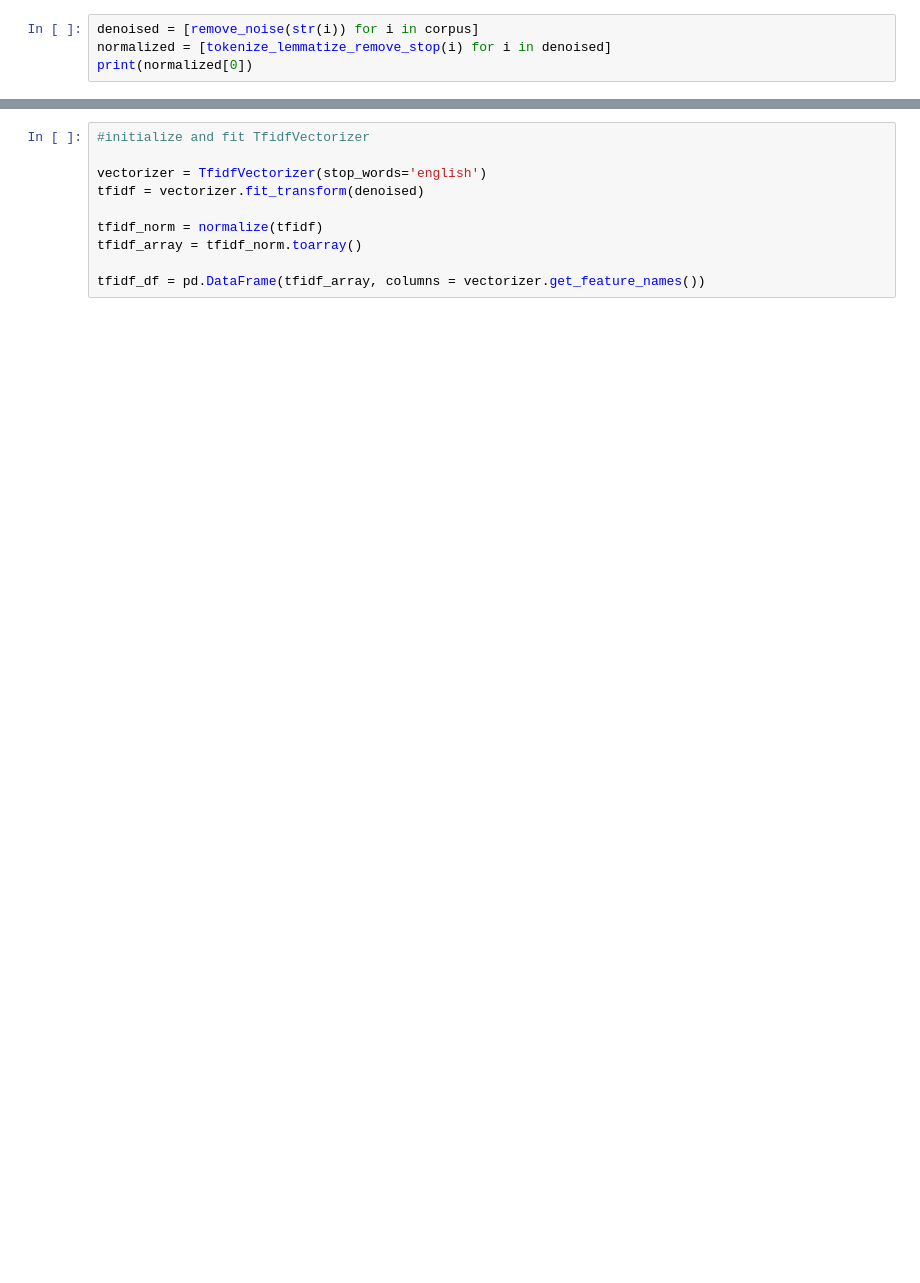
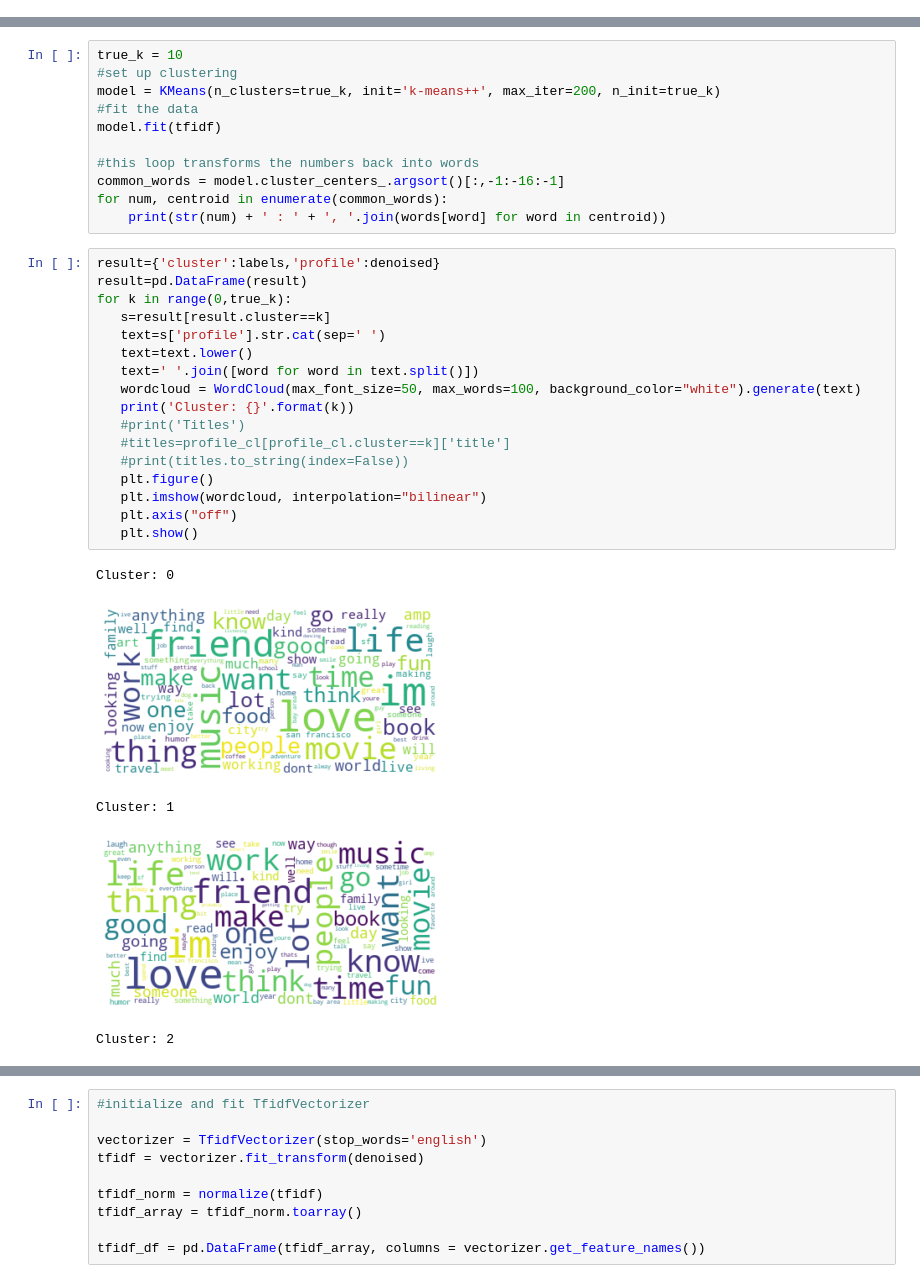
Before and after one commit to eringill/okcupid, a Jupyter notebook: date-a-scientist.ipynb, the cells around one changed output, grey strips where cells are left out. Saved outputs shown, nothing was run; the diff lists cells and outputs as text; blank space fills up the shorter version.

```diff
--- a/date-a-scientist.ipynb
+++ b/date-a-scientist.ipynb
@@ -63,4 +59,0 @@ stop_words = set(stopwords.words('english'))
-# %%
-denoised = [remove_noise(str(i)) for i in corpus]
-normalized = [tokenize_lemmatize_remove_stop(i) for i in denoised]
-print(normalized[0])
@@ -68,0 +84,34 @@ print(normalized[0])
+# %%
+true_k = 10
+#set up clustering
+model = KMeans(n_clusters=true_k, init='k-means++', max_iter=200, n_init=true_k)
+#fit the data
+model.fit(tfidf)
+
+#this loop transforms the numbers back into words
+common_words = model.cluster_centers_.argsort()[:,-1:-16:-1]
+for num, centroid in enumerate(common_words):
+    print(str(num) + ' : ' + ', '.join(words[word] for word in centroid))
+# %%
+result={'cluster':labels,'profile':denoised}
+result=pd.DataFrame(result)
+for k in range(0,true_k):
+   s=result[result.cluster==k]
+   text=s['profile'].str.cat(sep=' ')
+   text=text.lower()
+   text=' '.join([word for word in text.split()])
+   wordcloud = WordCloud(max_font_size=50, max_words=100, background_color="white").generate(text)
+   print('Cluster: {}'.format(k))
+   #print('Titles')
+   #titles=profile_cl[profile_cl.cluster==k]['title']
+   #print(titles.to_string(index=False))
+   plt.figure()
+   plt.imshow(wordcloud, interpolation="bilinear")
+   plt.axis("off")
+   plt.show()
+# %% [output]
+Cluster: 0
+[figure, added]
+Cluster: 1
+[figure, added]
+Cluster: 2
```
Also changed, not shown: parts of 13 cells of this notebook.
